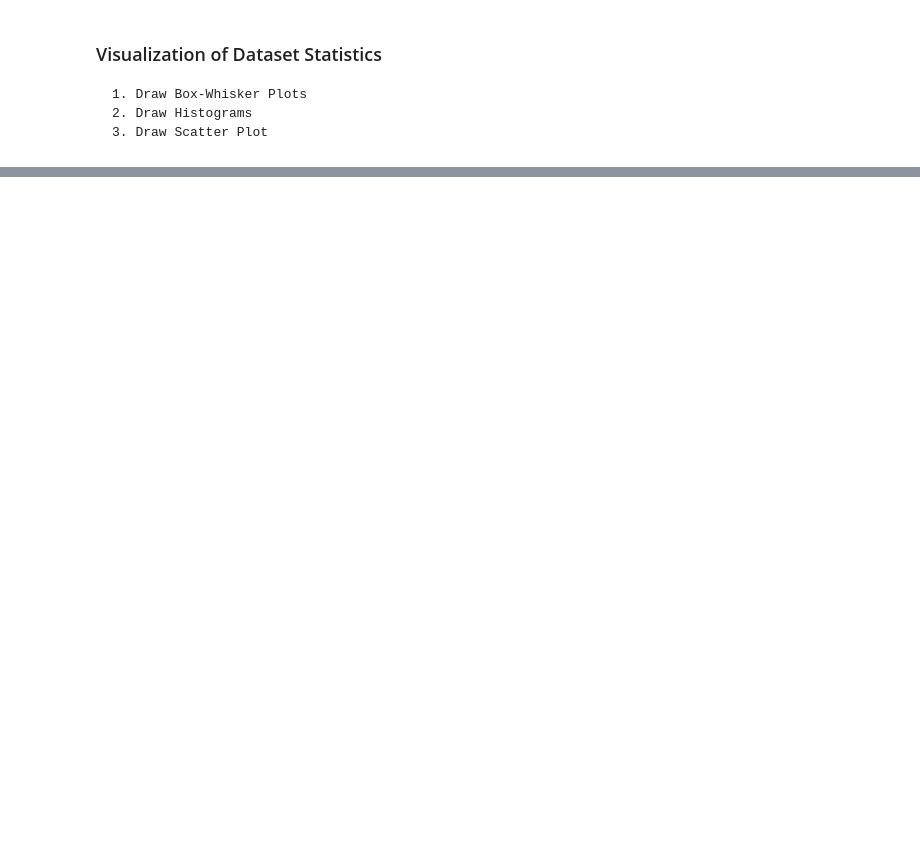
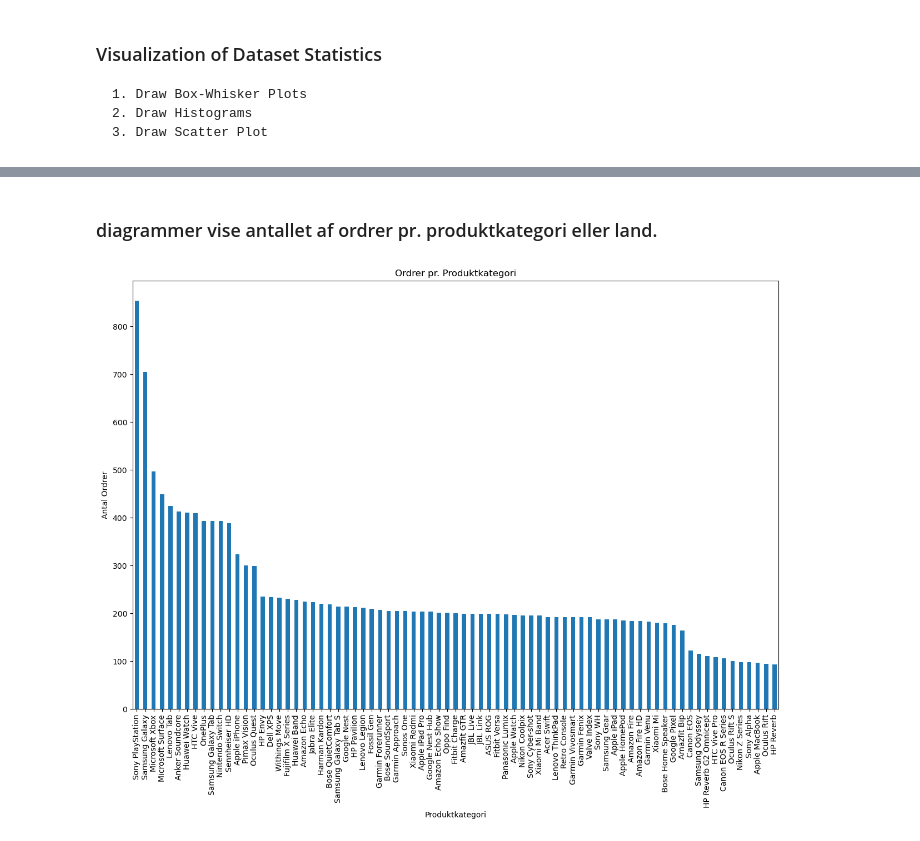
Before and after one commit to alksam/OrderProjekt, a Jupyter notebook: Orderprojekt.ipynb, the cells around one changed output, grey strips where cells are left out. Saved outputs shown, nothing was run; the diff lists cells and outputs as text; code cells hidden in the pictures; blank space fills up the shorter version.

```diff
--- a/Orderprojekt.ipynb
+++ b/Orderprojekt.ipynb
@@ -195,3 +336,7 @@ memory usage: 781.2+ KB
     1. Draw Box-Whisker Plots
     2. Draw Histograms
     3. Draw Scatter Plot
+# %%
+# Beregn frekvensfordeling for produktkategorier
+category_distribution = df['Sub Category'].value_counts()
+category_distribution
@@ -197,0 +370,9 @@ memory usage: 781.2+ KB
+# %% [markdown]
+### diagrammer vise antallet af ordrer pr. produktkategori eller land.
+# %%
+category_distribution.plot(kind='bar', title='Ordrer pr. Produktkategori',figsize=(15, 10))
+plt.xlabel('Produktkategori')
+plt.ylabel('Antal Ordrer')
+plt.show()
+# %% [output]
+[figure, added]
```
Also changed, not shown: parts of 74 cells of this notebook.
